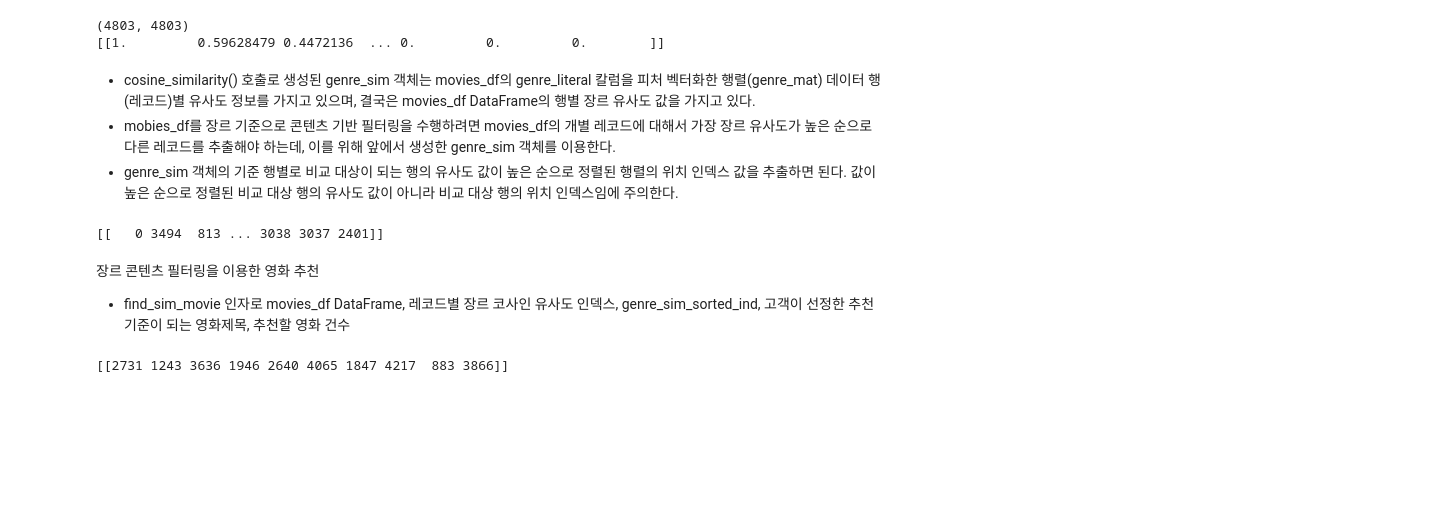
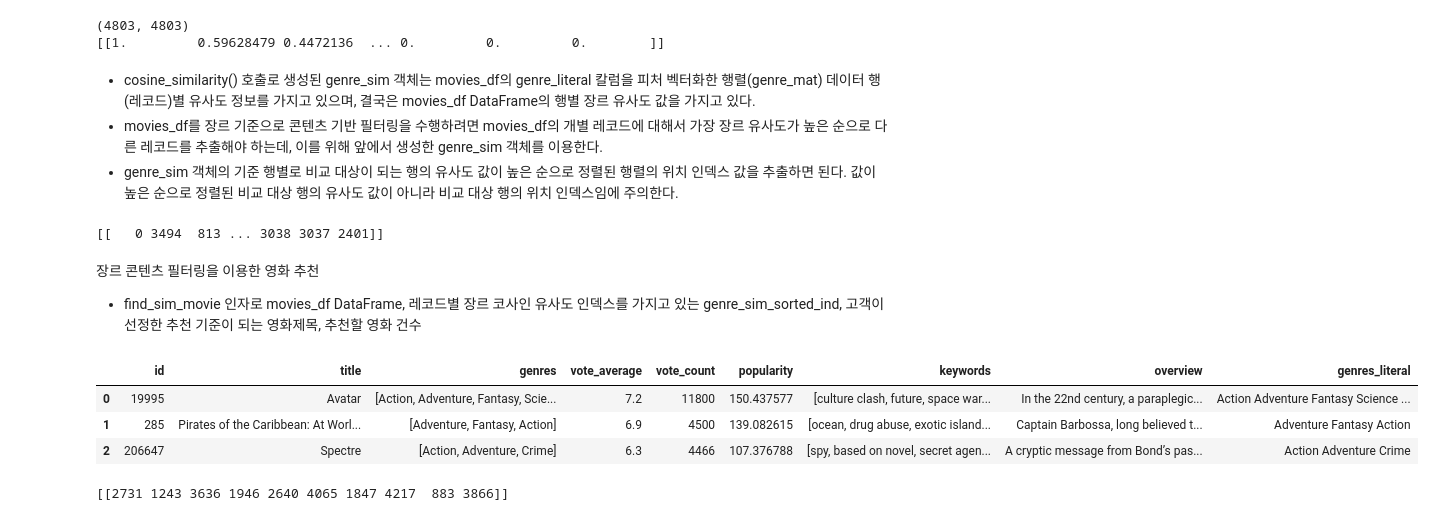
Before and after one commit to kkyxxn/curriculum, a Jupyter notebook: m8_머신러닝적용/ML_추천_콘텐츠기반.ipynb, the cells around one changed output. Drawn from its saved outputs; the diff is of its cells as text; code cells hidden in the pictures; blank space fills up the shorter version.

```diff
--- a/m8_머신러닝적용/ML_추천_콘텐츠기반.ipynb
+++ b/m8_머신러닝적용/ML_추천_콘텐츠기반.ipynb
@@ -127,6 +161,6 @@ print(genre_sim[:1])
 [[1.         0.59628479 0.4472136  ... 0.         0.         0.        ]]
 # %% [markdown]
 - cosine_similarity() 호출로 생성된 genre_sim 객체는 movies_df의 genre_literal 칼럼을 피처 벡터화한 행렬(genre_mat) 데이터 행(레코드)별 유사도 정보를 가지고 있으며, 결국은 movies_df DataFrame의 행별 장르 유사도 값을 가지고 있다.
-- mobies_df를 장르 기준으로 콘텐츠 기반 필터링을 수행하려면 movies_df의 개별 레코드에 대해서 가장 장르 유사도가 높은 순으로 다른 레코드를 추출해야 하는데, 이를 위해 앞에서 생성한 genre_sim 객체를 이용한다.
+- movies_df를 장르 기준으로 콘텐츠 기반 필터링을 수행하려면 movies_df의 개별 레코드에 대해서 가장 장르 유사도가 높은 순으로 다른 레코드를 추출해야 하는데, 이를 위해 앞에서 생성한 genre_sim 객체를 이용한다.
 - genre_sim 객체의 기준 행별로 비교 대상이 되는 행의 유사도 값이 높은 순으로 정렬된 행렬의 위치 인덱스 값을 추출하면 된다. 값이 높은 순으로 정렬된 비교 대상 행의 유사도 값이 아니라 비교 대상 행의 위치 인덱스임에 주의한다.
 # %%
@@ -139,7 +174,14 @@ print(genre_sim_sorted_ind[:1])
 [[   0 3494  813 ... 3038 3037 2401]]
 # %% [markdown]
 장르 콘텐츠 필터링을 이용한 영화 추천
-- find_sim_movie 인자로 movies_df DataFrame, 레코드별 장르 코사인 유사도 인덱스, genre_sim_sorted_ind, 고객이 선정한 추천 기준이 되는 영화제목, 추천할 영화 건수
+- find_sim_movie 인자로 movies_df DataFrame, 레코드별 장르 코사인 유사도 인덱스를 가지고 있는 genre_sim_sorted_ind, 고객이 선정한 추천 기준이 되는 영화제목, 추천할 영화 건수
+# %%
+movies_df.head(3)
+# %% [output]
+|  | id | title | genres | vote_average | vote_count | popularity | keywords | overview | genres_literal |
+| 0 | 19995 | Avatar | [Action, Adventure, Fantasy, Scie... | 7.2 | 11800 | 150.437577 | [culture clash, future, space war... | In the 22nd century, a paraplegic... | Action Adventure Fantasy Science ... |
+| 1 | 285 | Pirates of the Caribbean: At Worl... | [Adventure, Fantasy, Action] | 6.9 | 4500 | 139.082615 | [ocean, drug abuse, exotic island... | Captain Barbossa, long believed t... | Adventure Fantasy Action |
+| 2 | 206647 | Spectre | [Action, Adventure, Crime] | 6.3 | 4466 | 107.376788 | [spy, based on novel, secret agen... | A cryptic message from Bond’s pas... | Action Adventure Crime |
 # %%
 # 장르 유사도에 따라 영화를 추천하는 함수
 def find_sim_movie(df, sorted_ind, title_name, top_n=10):
```
Also changed, not shown: parts of 15 cells of this notebook, 3 other files.
